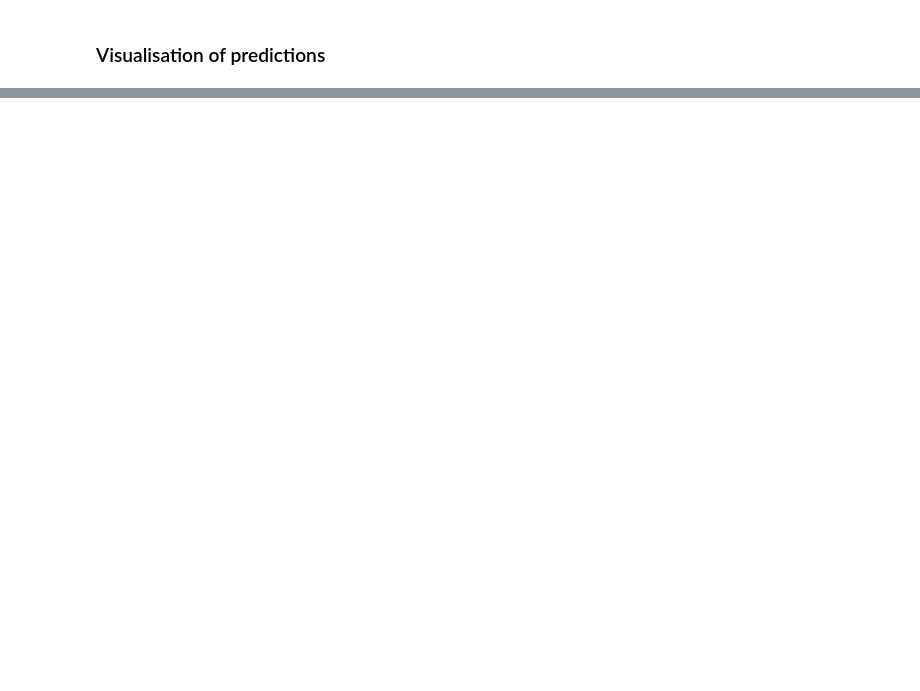
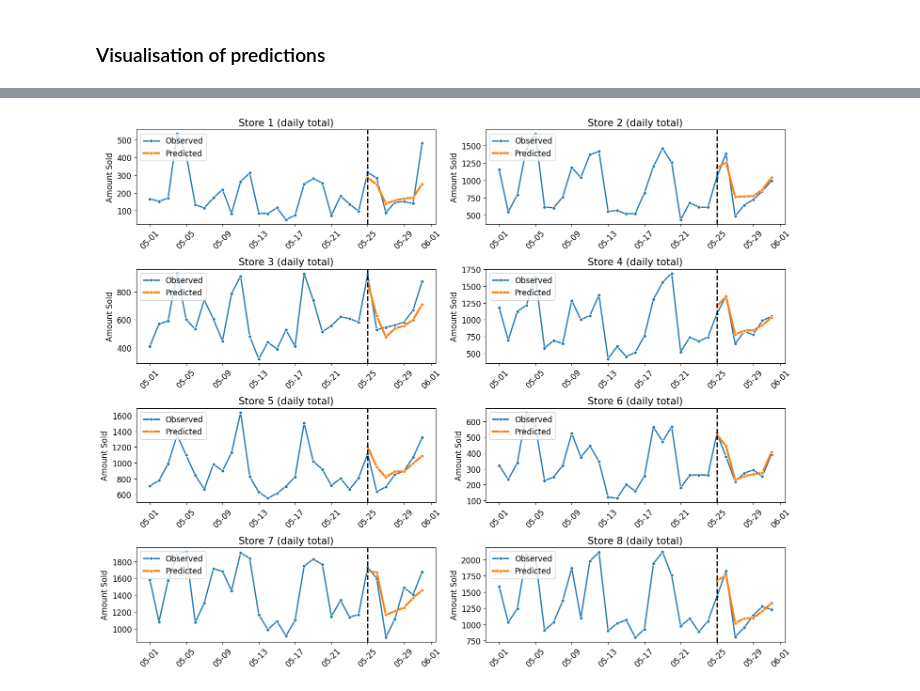
Before and after one commit to vlatko-v/sweet-spot-donut-sales-forecasting, a Jupyter notebook: catboost.ipynb, the cells around one changed output, grey strips where cells are left out. Cells and saved outputs as stored; diff of their text form; code cells hidden in the pictures; blank space fills up the shorter version.

```diff
--- a/catboost.ipynb
+++ b/catboost.ipynb
@@ -513,2 +493,4 @@ df_predicted = pd.concat(
 # %%
-ts_predicted(df_predicted)
+ts_predicted(df_predicted, item = "daily total")
+# %% [output]
+[figure, added]
```
Also changed, not shown: parts of 17 cells of this notebook, 3 other files.
